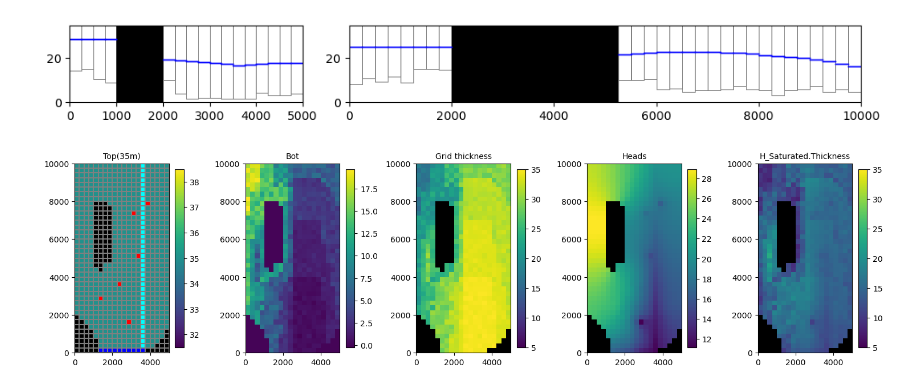
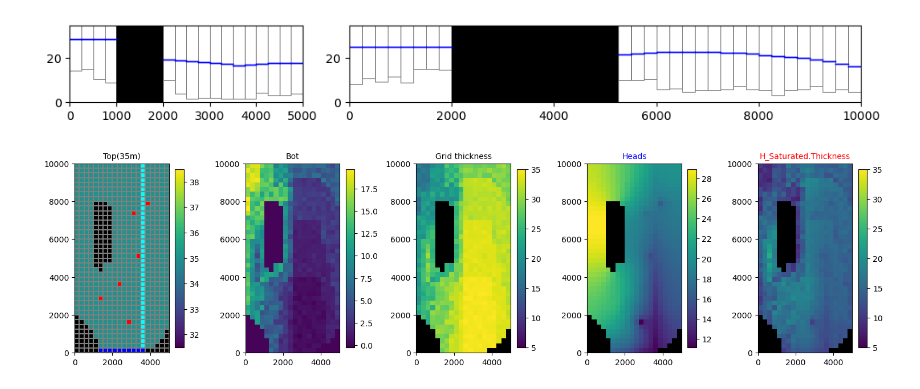
Before and after one commit to grossiRM/Beta-Me, a Jupyter notebook: 01c_FreybergOnline.ipynb, the cells around one changed output. Saved outputs shown, nothing was run; the diff lists cells and outputs as text; code cells hidden in the pictures.

```diff
--- a/01c_FreybergOnline.ipynb
+++ b/01c_FreybergOnline.ipynb
@@ -3,6 +3,3 @@
 <font color='red'> **on Line** </font>
 # %%
 import flopy ; import pooch; import os ; import numpy as np ; import matplotlib.pyplot as plt ; from pathlib import Path ;  import matplotlib as mpl ; import pandas as pd
-sim_ws = Path("./01c_download")    ; sim_ws.mkdir(exist_ok=True)          ; sim_name = "Freyberg"
-sim_ws2 = Path("./01d_model")      ; sim_ws2.mkdir(exist_ok=True)         ; from flopy.utils.postprocessing import get_water_table
-exe_name = sim_ws / 'mf6.exe'
@@ -65,17 +67,17 @@ wel=gwf.get_package("WEL-1") ;sat_thk=gwf.modelgrid.saturated_thickness(head,mas
 # %%
 fig = plt.figure(figsize=(15, 5.5))
 ax1 = fig.add_subplot(151, aspect="equal")    ; mm = flopy.plot.PlotMapView(model=gwf, layer=0, extent=gwf.modelgrid.extent)
 pc = mm.plot_array([modelgrid.top])           ; plt.colorbar(pc, shrink=.6)
 mm.plot_bc(package=wel)    ; mm.plot_bc("RIV" , color="cyan") ; mm.plot_ibound()
 mm.plot_grid()             ; mm.plot_bc("CHD" , color="blue" )              ; ax1.set_title("Top(35m)", fontsize=10)
 ax2 = fig.add_subplot(152, aspect="equal")    ; pm = flopy.plot.PlotMapView(modelgrid=gwf.modelgrid)
 pc  = pm.plot_array([bottom])          ; plt.colorbar(pc,shrink=.6)  ; ax2.set_title("Bot", fontsize=10)
 ax3 = fig.add_subplot(153, aspect="equal")    ; pm = flopy.plot.PlotMapView(modelgrid=gwf.modelgrid)
 pc  = pm.plot_array(thk, vmin=5, vmax=35)     ; plt.colorbar(pc, shrink=.6) ; ax3.set_title("Grid thickness", fontsize=10); pm.plot_ibound()
 ax4 = fig.add_subplot(154, aspect="equal")    ; pm = flopy.plot.PlotMapView(modelgrid=gwf.modelgrid)
-pc  = pm.plot_array(head)                     ; plt.colorbar(pc, shrink=.6) ; ax4.set_title("Heads", fontsize=10); pm.plot_ibound()
+pc  = pm.plot_array(head)                     ; plt.colorbar(pc, shrink=.6) ; ax4.set_title("Heads", fontsize=10,color = 'blue'); pm.plot_ibound()
 ax5 = fig.add_subplot(155, aspect="equal")    ; pm = flopy.plot.PlotMapView(modelgrid=gwf.modelgrid)
-pc  = pm.plot_array(sat_thk, vmin=5, vmax=35) ; plt.colorbar(pc,shrink=.6)  ; ax5.set_title("H_Saturated.Thickness", fontsize=10) ; pm.plot_ibound()
+pc  = pm.plot_array(sat_thk, vmin=5, vmax=35) ; plt.colorbar(pc,shrink=.6)  ; ax5.set_title("H_Saturated.Thickness", fontsize=10, color = 'red') ; pm.plot_ibound()
 plt.tight_layout(); plt.show()
 # %% [output]
-[figure, old version]
+[figure, new version]
```
Also changed, not shown: parts of 2 cells of this notebook, 15 other files.
